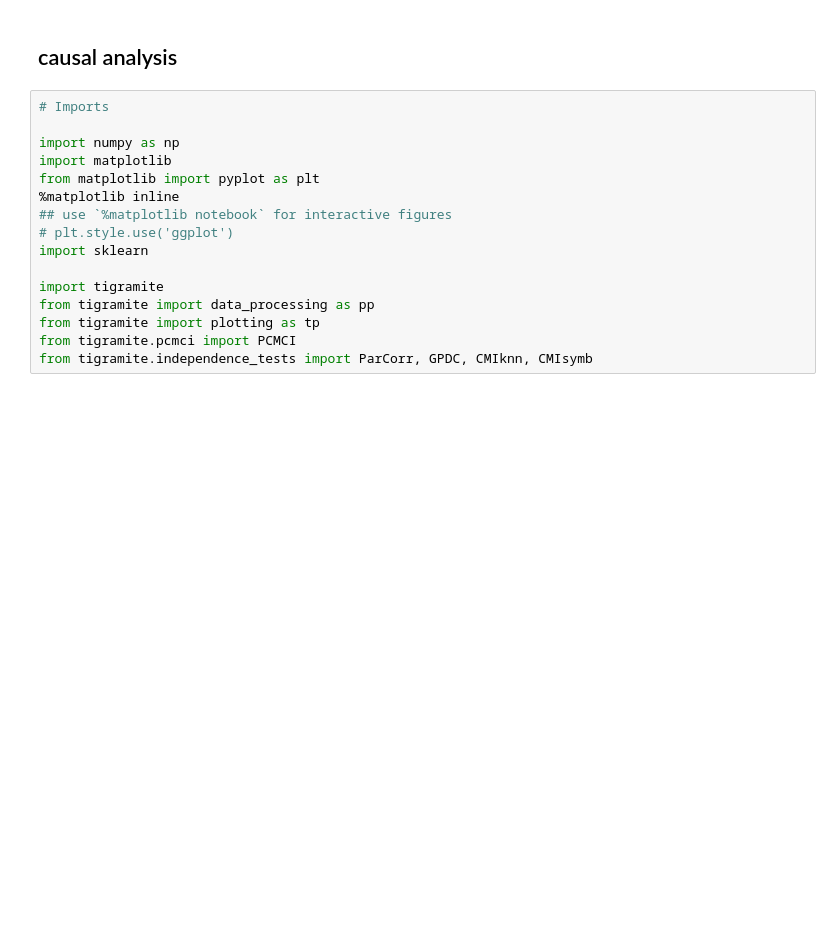
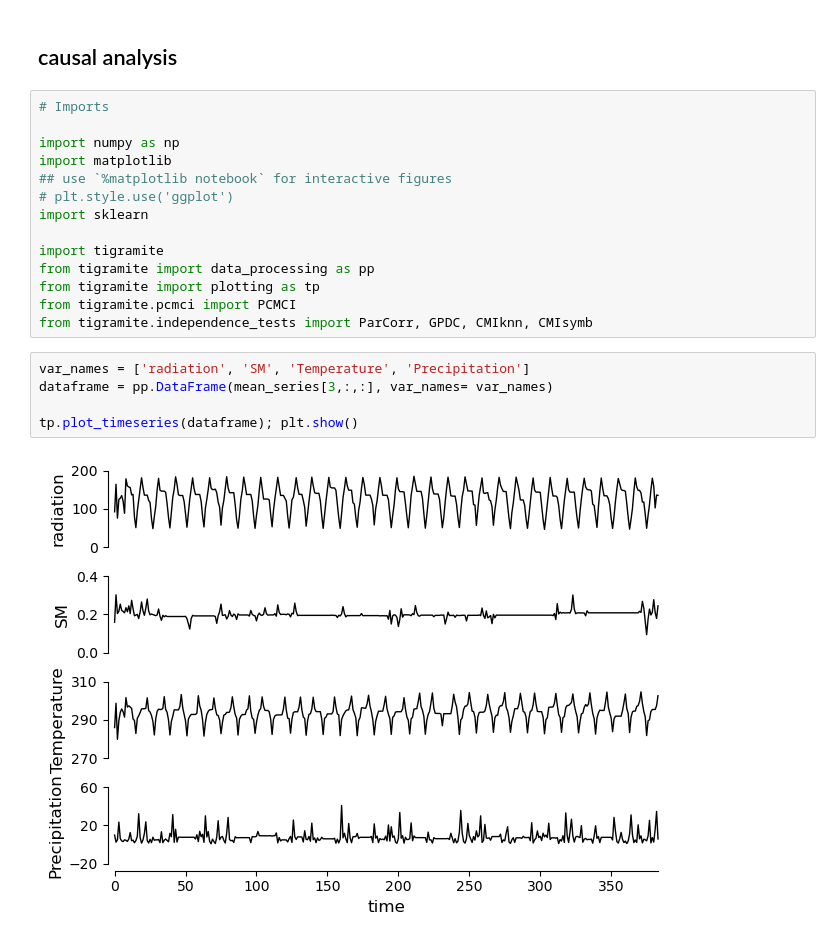
Before and after one commit to oriolus98/master_thesis2, a Jupyter notebook: causal_analysis1.ipynb, the cells around one changed output. Saved outputs shown, nothing was run; the diff lists cells and outputs as text; blank space fills up the shorter version.

```diff
--- a/causal_analysis1.ipynb
+++ b/causal_analysis1.ipynb
@@ -202,8 +221,6 @@ for i in set(results['group']):
 
 import numpy as np
 import matplotlib
-from matplotlib import pyplot as plt
-%matplotlib inline
 ## use `%matplotlib notebook` for interactive figures
 # plt.style.use('ggplot')
 import sklearn
@@ -213,3 +230,10 @@ from tigramite import data_processing as pp
 from tigramite import plotting as tp
 from tigramite.pcmci import PCMCI
 from tigramite.independence_tests import ParCorr, GPDC, CMIknn, CMIsymb
+# %%
+var_names = ['radiation', 'SM', 'Temperature', 'Precipitation']
+dataframe = pp.DataFrame(mean_series[3,:,:], var_names= var_names)
+
+tp.plot_timeseries(dataframe); plt.show()
+# %% [output]
+[figure, added]
```
Also changed, not shown: parts of 13 cells of this notebook.
